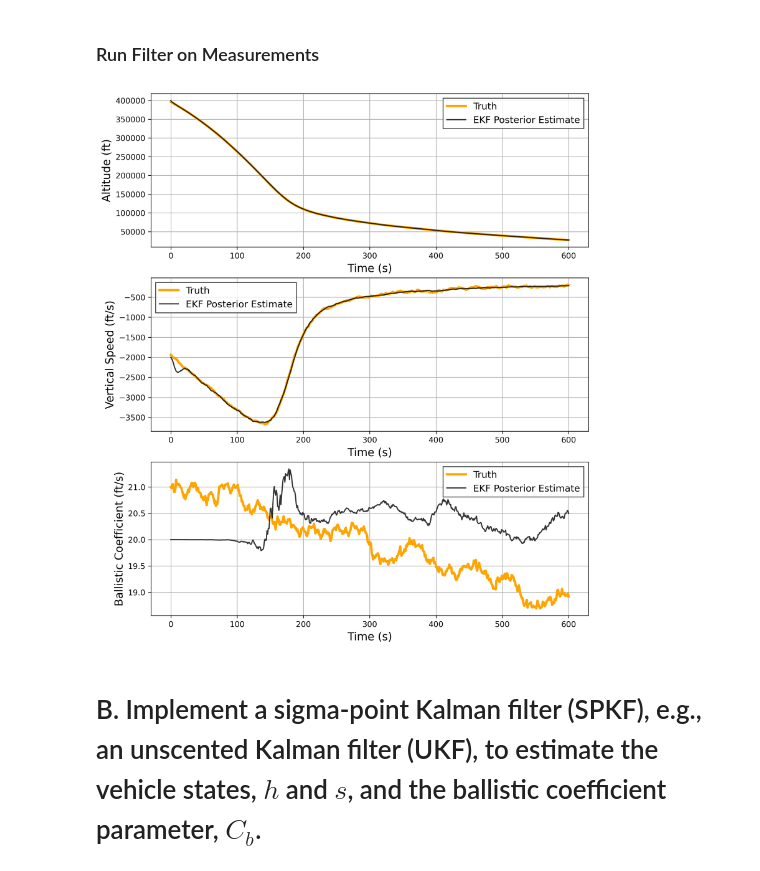
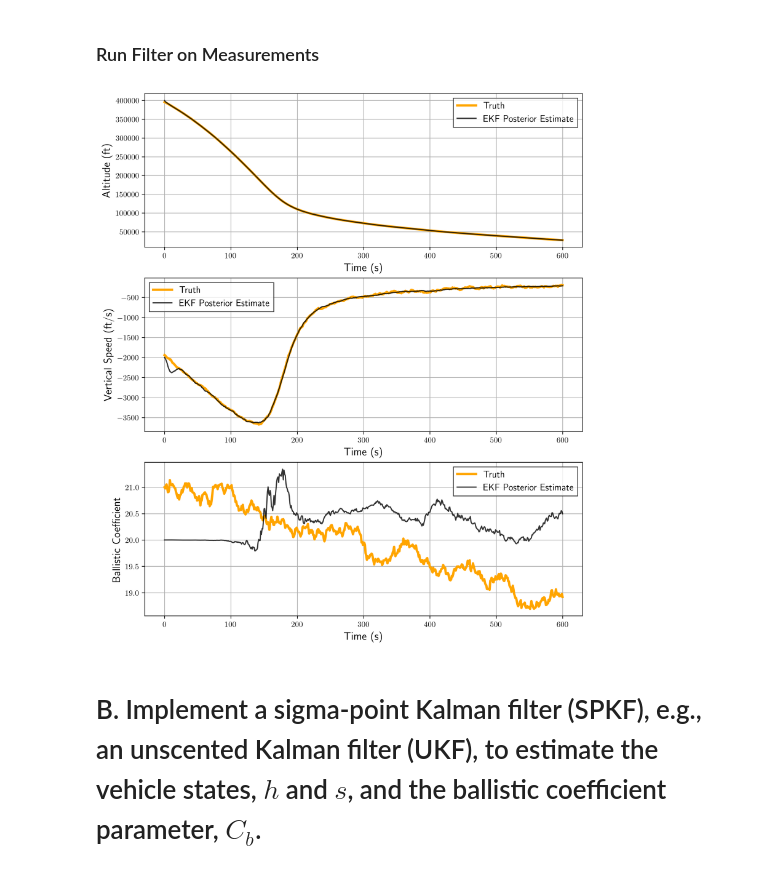
Before and after one commit to benlucke1/aem566, a Jupyter notebook: project5/aem566_project5_main.ipynb, the cells around one changed output. Drawn from its saved outputs; the diff is of its cells as text; code cells hidden in the pictures.

```diff
--- a/project5/aem566_project5_main.ipynb
+++ b/project5/aem566_project5_main.ipynb
@@ -8,12 +8,12 @@ import matplotlib.pyplot as plt
 import numpy as np
 import pandas as pd
 import sympy as sp
-from scipy.stats import norm
+import scipy as scip
 from scipy.integrate import odeint
 from scipy.linalg import cholesky
 import os
 
-plt.rcParams["text.usetex"] = False
+plt.rcParams["text.usetex"] = True
 
 plt.rcParams["legend.edgecolor"] = "black"
 # %%
@@ -152,30 +152,30 @@ for k in range(n):
 # %%
 fig, (ax1, ax2, ax3) = plt.subplots(
     dpi=300, figsize=(10, 12), nrows=3, ncols=1, sharex=False
 )
 ax1.plot(df["hk"], c="orange", linestyle="-", lw=3, label="Truth")
 ax1.plot(res[:, 0], c="black", linestyle="-", alpha=0.8, label="EKF Posterior Estimate")
 ax1.grid()
 leg = ax1.legend(fancybox=False, fontsize=12)
 ax1.set_xlabel("Time (s)", fontsize=14)
 ax1.set_ylabel("Altitude (ft)", fontsize=14)
 
 ax2.plot(df["sk"], c="orange", linestyle="-", lw=3, label="Truth")
 ax2.plot(res[:, 1], c="black", linestyle="-", alpha=0.8, label="EKF Posterior Estimate")
 ax2.grid()
 leg = ax2.legend(fancybox=False, fontsize=12)
 ax2.set_xlabel("Time (s)", fontsize=14)
 ax2.set_ylabel("Vertical Speed (ft/s)", fontsize=14)
 
 ax3.plot(df["cbk"], c="orange", linestyle="-", lw=3, label="Truth")
 ax3.plot(res[:, 2], c="black", linestyle="-", alpha=0.8, label="EKF Posterior Estimate")
 ax3.grid()
 leg = ax3.legend(fancybox=False, fontsize=12)
 ax3.set_xlabel("Time (s)", fontsize=14)
-ax3.set_ylabel("Ballistic Coefficient (ft/s)", fontsize=14)
+ax3.set_ylabel("Ballistic Coefficient", fontsize=14)
 plt.show()
 # %% [output]
-[figure, old version]
+[figure, new version]
 # %% [markdown]
 # B. Implement a sigma-point Kalman filter (SPKF), e.g., an unscented Kalman filter (UKF), to estimate the vehicle states, $h$ and $s$, and the ballistic coefficient parameter, $C_b$.
 # %% [markdown]
```
Also changed, not shown: parts of 5 cells of this notebook.
